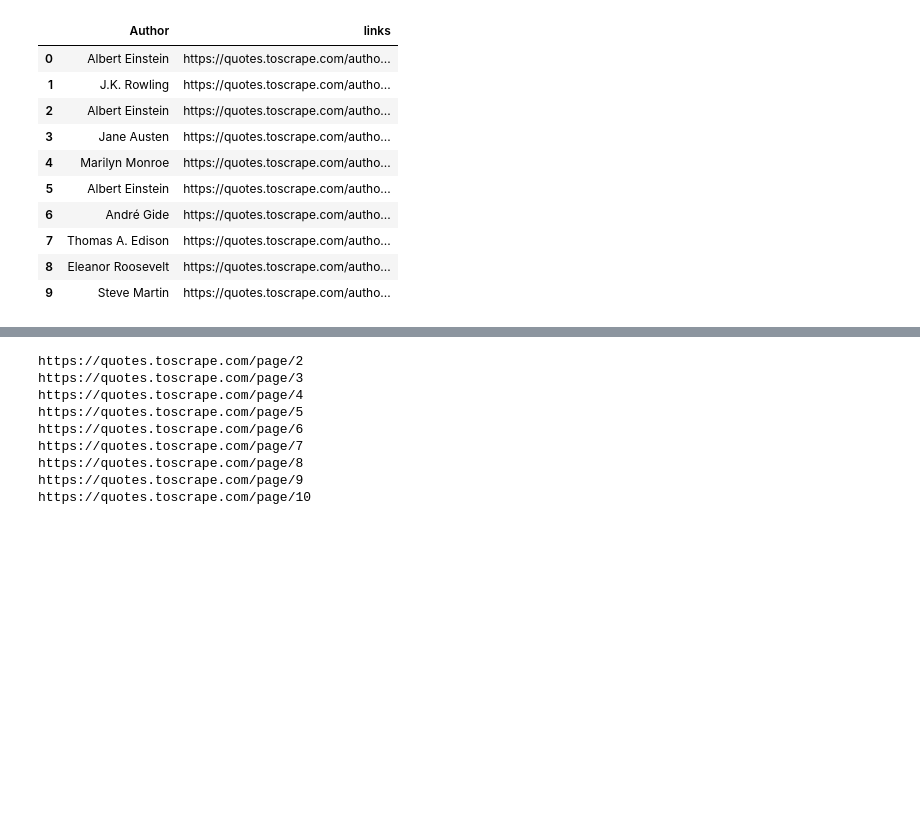
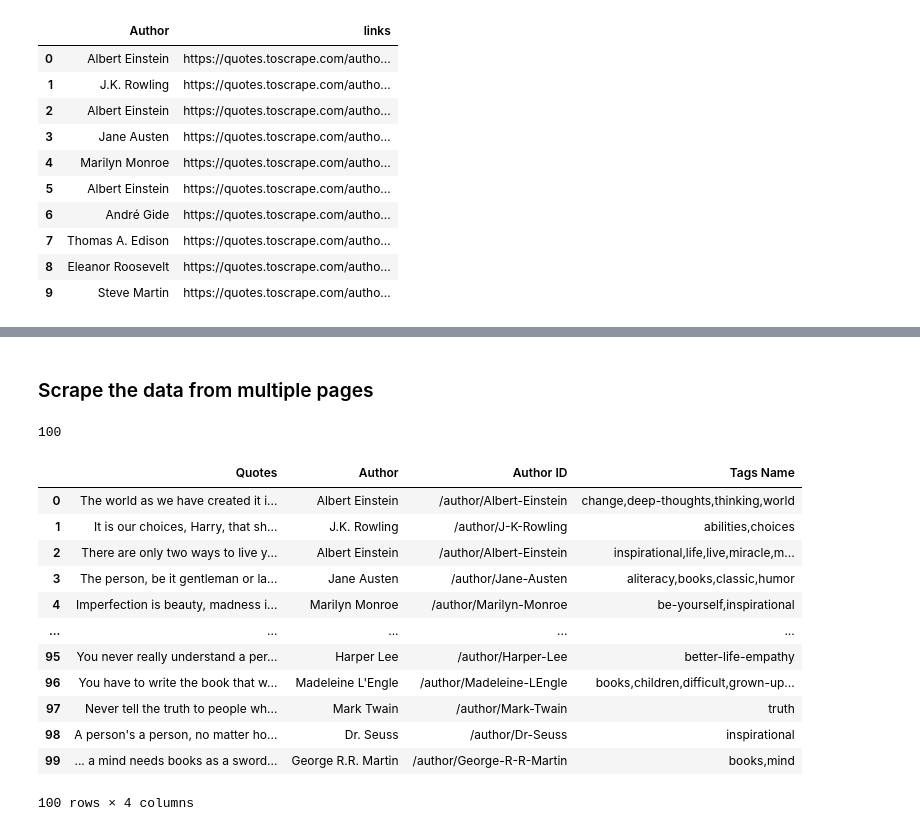
Before and after one commit to ChandrashekharRobbi/Web-Scraping, a Jupyter notebook: Page Scrapper/page scrapper.ipynb, the cells around one changed output, grey strips where cells are left out. Cells and saved outputs as stored; diff of their text form; code cells hidden in the pictures; blank space fills up the shorter version.

```diff
--- a/Page Scrapper/page scrapper.ipynb
+++ b/Page Scrapper/page scrapper.ipynb
@@ -320,13 +316,45 @@ link = 'https://quotes.toscrape.com/'
+# %% [markdown]
+### Scrape the data from multiple pages
 # %%
-for page in range(2,11):
-    print(link +'page/'+str(page))
+data = []
+
+for page in tqdm(range(1,11)):
+    link = 'https://quotes.toscrape.com/'
+    link = link +'page/'+str(page)
+    res = requests.get(link)
+    soup = BeautifulSoup(res.text,'html.parser')
+
+    for sp in soup.find_all('div', class_ = 'quote'):
+        quote = sp.find('span', class_='text').text[1:-1]
+        author = sp.find('small',class_="author").text
+        author_id = sp.find('a').get('href')
+        tags = []
+
+        for tag in sp.find_all('a', class_='tag'):
+            tags.append(tag.text)
+
+        tagsName = ','.join(tags)
+
+        data.append([quote, author, author_id, tagsName])
-# %% [output]
-https://quotes.toscrape.com/page/2
-https://quotes.toscrape.com/page/3
-https://quotes.toscrape.com/page/4
-https://quotes.toscrape.com/page/5
-https://quotes.toscrape.com/page/6
-https://quotes.toscrape.com/page/7
-https://quotes.toscrape.com/page/8
-https://quotes.toscrape.com/page/9
-https://quotes.toscrape.com/page/10
+# %%
+len(data)
+# %% [output]
+100
+# %%
+df = pd.DataFrame(data, columns=['Quotes', 'Author', 'Author ID', 'Tags Name'])
+# %%
+df
+# %% [output]
+|  | Quotes | Author | Author ID | Tags Name |
+| 0 | The world as we have created it i... | Albert Einstein | /author/Albert-Einstein | change,deep-thoughts,thinking,world |
+| 1 | It is our choices, Harry, that sh... | J.K. Rowling | /author/J-K-Rowling | abilities,choices |
+| 2 | There are only two ways to live y... | Albert Einstein | /author/Albert-Einstein | inspirational,life,live,miracle,m... |
+| 3 | The person, be it gentleman or la... | Jane Austen | /author/Jane-Austen | aliteracy,books,classic,humor |
+| 4 | Imperfection is beauty, madness i... | Marilyn Monroe | /author/Marilyn-Monroe | be-yourself,inspirational |
+| ... | ... | ... | ... | ... |
+| 95 | You never really understand a per... | Harper Lee | /author/Harper-Lee | better-life-empathy |
+| 96 | You have to write the book that w... | Madeleine L'Engle | /author/Madeleine-LEngle | books,children,difficult,grown-up... |
+| 97 | Never tell the truth to people wh... | Mark Twain | /author/Mark-Twain | truth |
+| 98 | A person's a person, no matter ho... | Dr. Seuss | /author/Dr-Seuss | inspirational |
+| 99 | ... a mind needs books as a sword... | George R.R. Martin | /author/George-R-R-Martin | books,mind |
+100 rows × 4 columns
```
Also changed, not shown: parts of 16 cells of this notebook, 2 other files.
